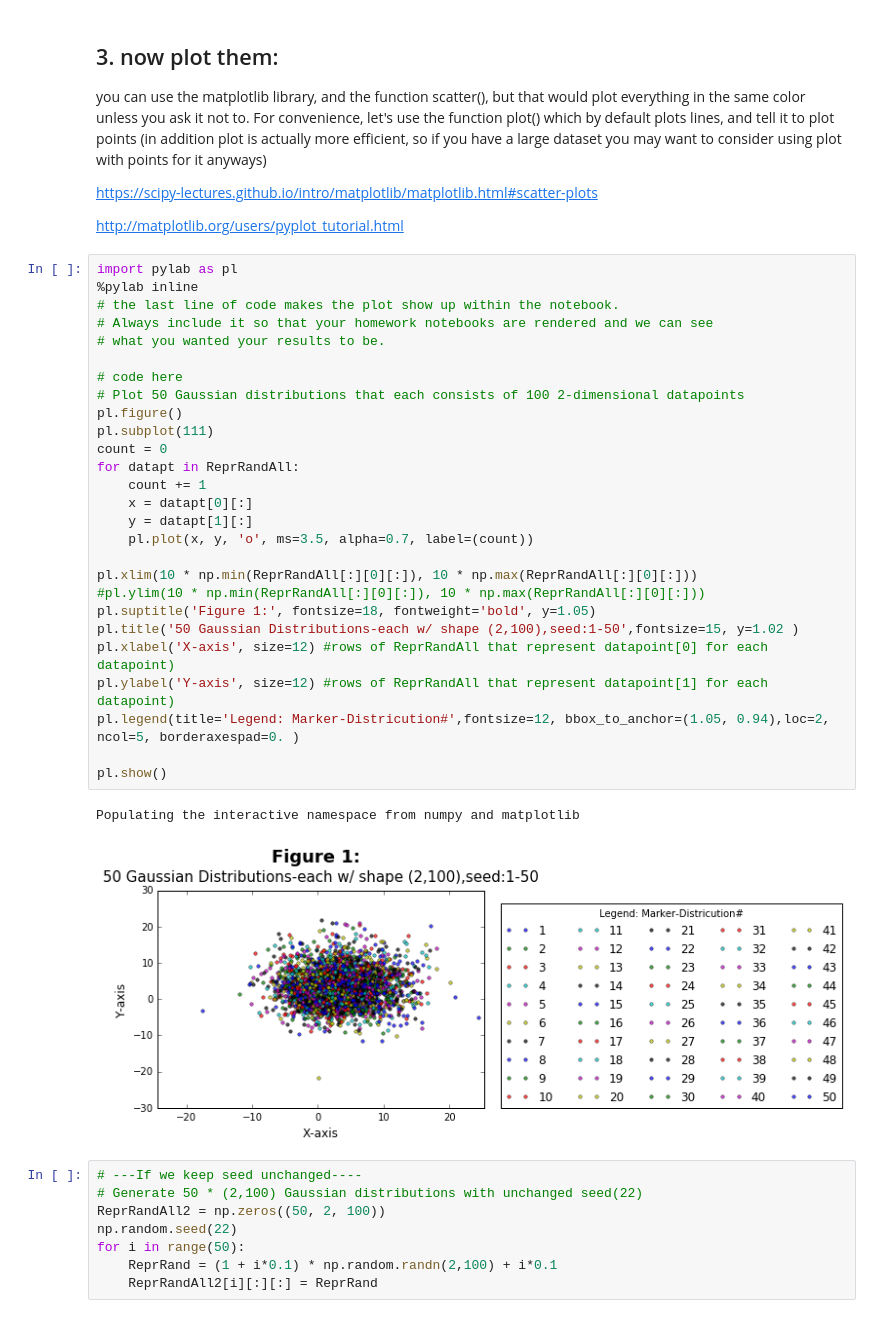
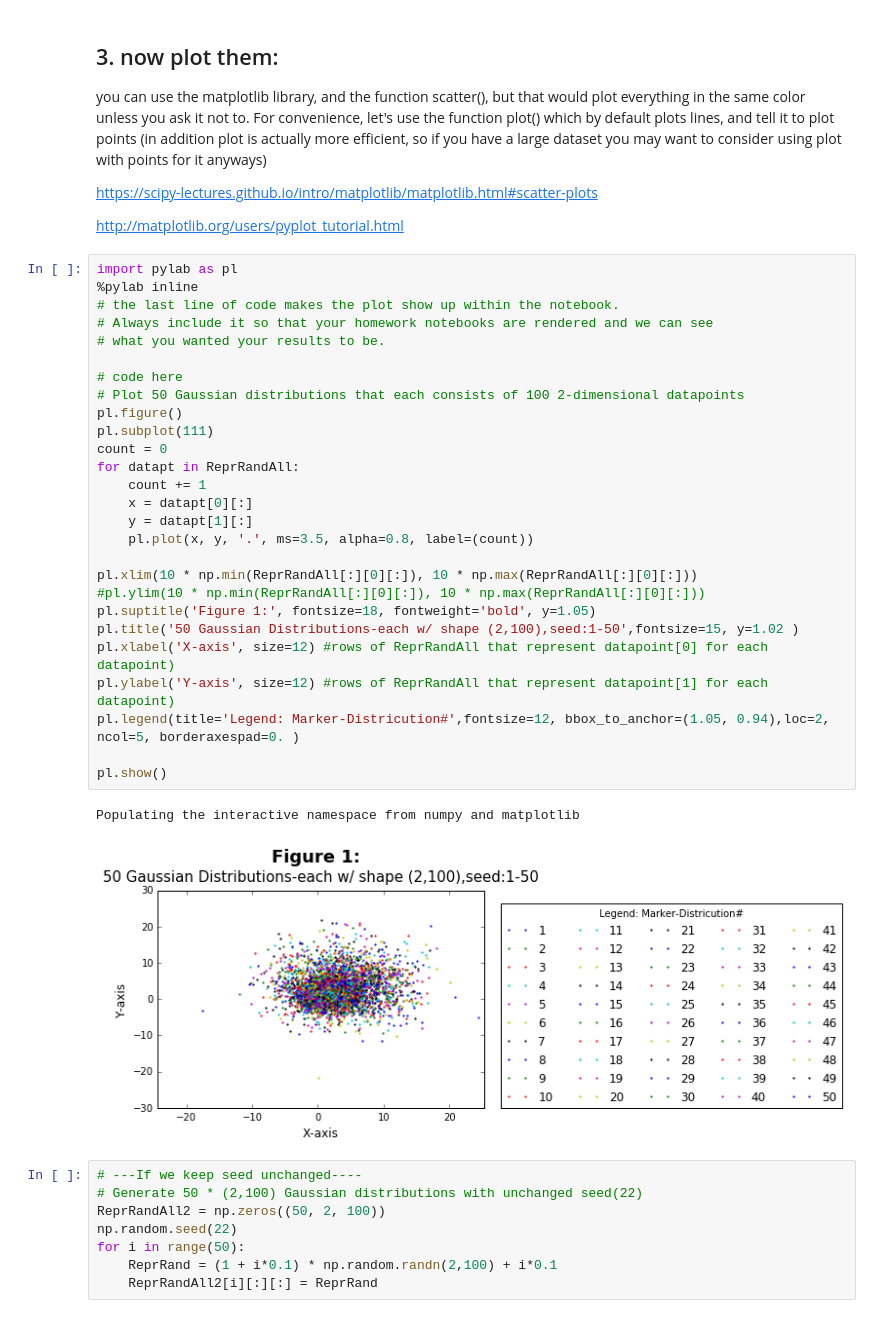
Before and after one commit to kayzhou22/PUI2016_zz1598, a Jupyter notebook: HW1_zz1598/HW1_3_zz1598.ipynb, the cells around one changed output. Saved outputs shown, nothing was run; the diff lists cells and outputs as text.

```diff
--- a/HW1_zz1598/HW1_3_zz1598.ipynb
+++ b/HW1_zz1598/HW1_3_zz1598.ipynb
@@ -129,33 +129,33 @@ http://matplotlib.org/users/pyplot_tutorial.html
 # %%
 import pylab as pl
 %pylab inline
 # the last line of code makes the plot show up within the notebook.
 # Always include it so that your homework notebooks are rendered and we can see
 # what you wanted your results to be.
 
 # code here
 # Plot 50 Gaussian distributions that each consists of 100 2-dimensional datapoints
 pl.figure()
 pl.subplot(111)
 count = 0
 for datapt in ReprRandAll:
     count += 1
     x = datapt[0][:]
     y = datapt[1][:]
-    pl.plot(x, y, 'o', ms=3.5, alpha=0.7, label=(count))
+    pl.plot(x, y, '.', ms=3.5, alpha=0.8, label=(count))
 
 pl.xlim(10 * np.min(ReprRandAll[:][0][:]), 10 * np.max(ReprRandAll[:][0][:]))
 #pl.ylim(10 * np.min(ReprRandAll[:][0][:]), 10 * np.max(ReprRandAll[:][0][:]))
 pl.suptitle('Figure 1:', fontsize=18, fontweight='bold', y=1.05)
 pl.title('50 Gaussian Distributions-each w/ shape (2,100),seed:1-50',fontsize=15, y=1.02 )
 pl.xlabel('X-axis', size=12) #rows of ReprRandAll that represent datapoint[0] for each datapoint)
 pl.ylabel('Y-axis', size=12) #rows of ReprRandAll that represent datapoint[1] for each datapoint)
 pl.legend(title='Legend: Marker-Districution#',fontsize=12, bbox_to_anchor=(1.05, 0.94),loc=2, ncol=5, borderaxespad=0. )
 
 pl.show()
 # %% [output]
 Populating the interactive namespace from numpy and matplotlib
-[figure, old version]
+[figure, new version]
 # %%
 # ---If we keep seed unchanged----
 # Generate 50 * (2,100) Gaussian distributions with unchanged seed(22)
```
Also changed, not shown: parts of 3 cells of this notebook.
